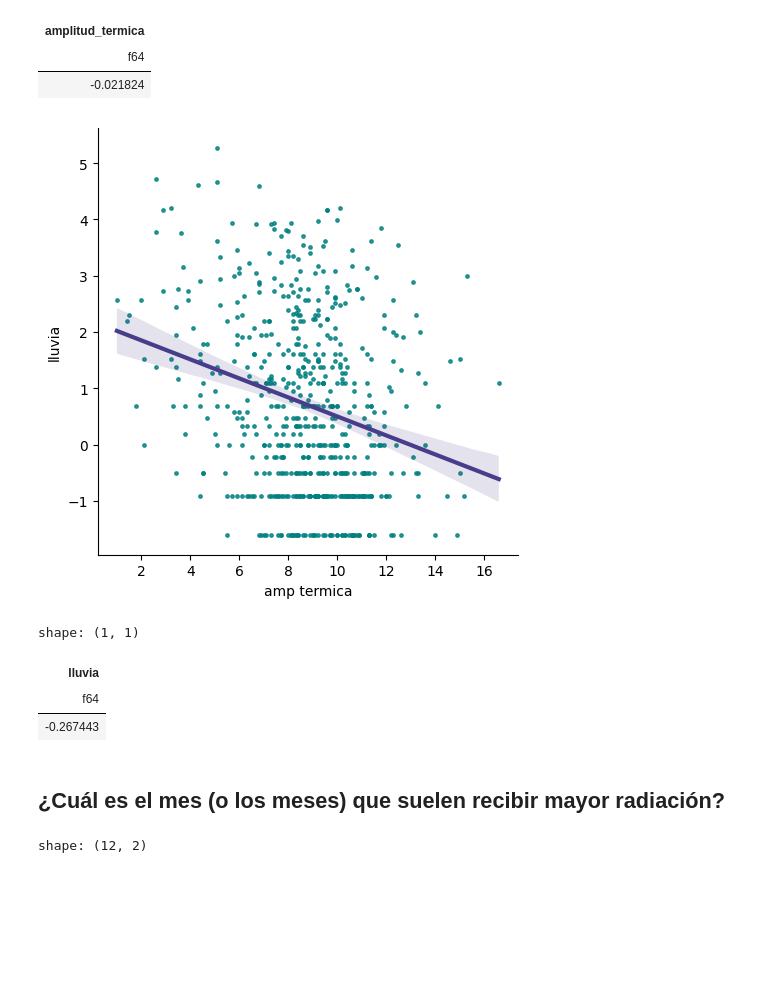
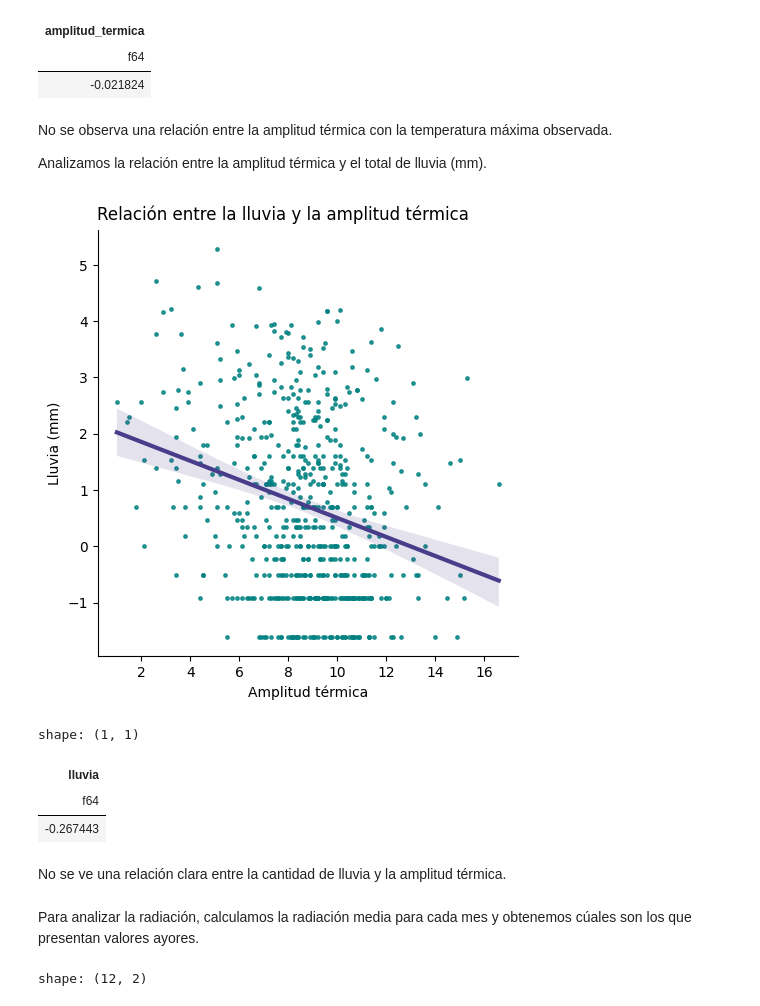
Before and after one commit to luciacordoba14/TP1-Python, a Jupyter notebook: Codigo.ipynb, the cells around one changed output. Cells and saved outputs as stored; diff of their text form; code cells hidden in the pictures; blank space fills up the shorter version.

```diff
--- a/Codigo.ipynb
+++ b/Codigo.ipynb
@@ -348,20 +383,37 @@ shape: (1, 1)
 | amplitud_termica |
 | f64 |
 | -0.021824 |
+# %% [markdown]
+No se observa una relación entre la amplitud térmica con la temperatura máxima observada.
+
+Analizamos la relación entre la amplitud térmica y el total de lluvia (mm).
 # %%
+# Nos quedamos con los días en los que se registraron lluvias
 datos_con_lluvia = datos.filter(pl.col("lluvia") != 0)
+
+# Utilizamos la escala logarítmica para una mejor visualización de los datos ya que existe
+# un día con 200 mm de lluvia, valor muy grande en relación al resto
 datos_con_lluvia = datos_con_lluvia.with_columns(
     pl.col("lluvia").log().alias("log_lluvia")
 )
 
-g = sns.lmplot(data = datos_con_lluvia, y = "log_lluvia", x = "amplitud_termica",
-    scatter_kws={"s": 6, "color": "teal"},
-    line_kws={"color": "darkslateblue", "linewidth": 3}
+g = sns.lmplot(
+    data = datos_con_lluvia,
+    x = "amplitud_termica",
+    y = "log_lluvia",
+    scatter_kws = {"s": 6, "color": "teal"},
+    line_kws = {"color": "darkslateblue", "linewidth": 3}
 )
-g.set_xlabels("amp termica")
-g.set_ylabels("lluvia");
+
+g.set_xlabels("Amplitud térmica")
+g.set_ylabels("Lluvia (mm)");
+
+g.fig.suptitle(
+    "Relación entre la lluvia y la amplitud térmica",
+    y = 1.02
+);
 # %% [output]
-[figure, old version]
+[figure, new version]
 # %%
 datos.select(
     pl.corr("lluvia", "amplitud_termica")
@@ -371,6 +423,8 @@ shape: (1, 1)
 | lluvia |
 | f64 |
 | -0.267443 |
-# %% [markdown]
-## ¿Cuál es el mes (o los meses) que suelen recibir mayor radiación?
+# %% [markdown]
+No se ve una relación clara entre la cantidad de lluvia y la amplitud térmica.
+# %% [markdown]
+Para analizar la radiación, calculamos la radiación media para cada mes y obtenemos cúales son los que presentan valores ayores.
 # %%
```
Also changed, not shown: parts of 50 cells of this notebook.
